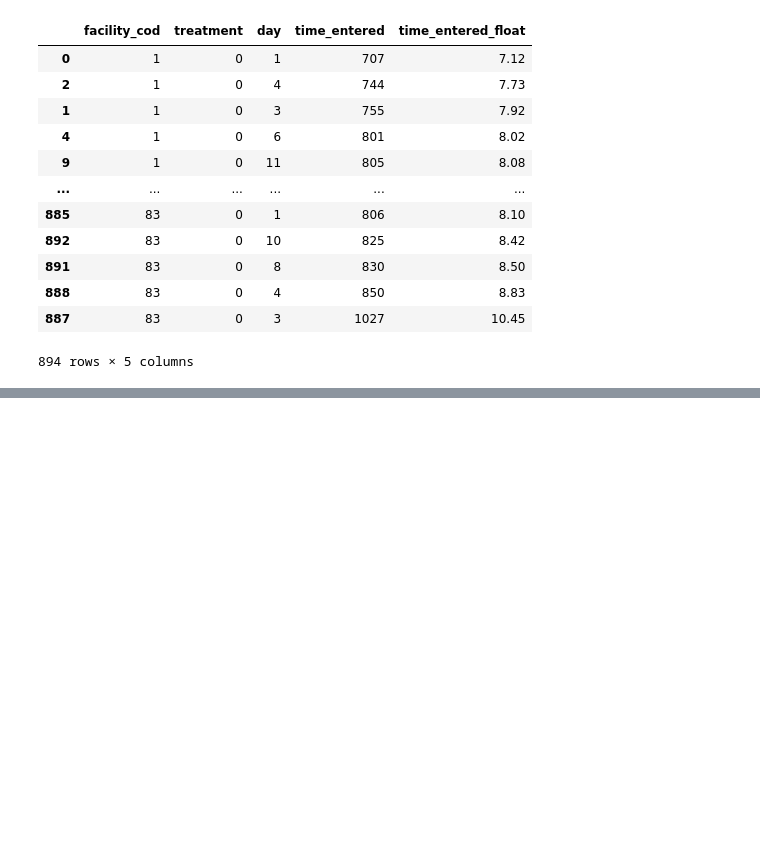
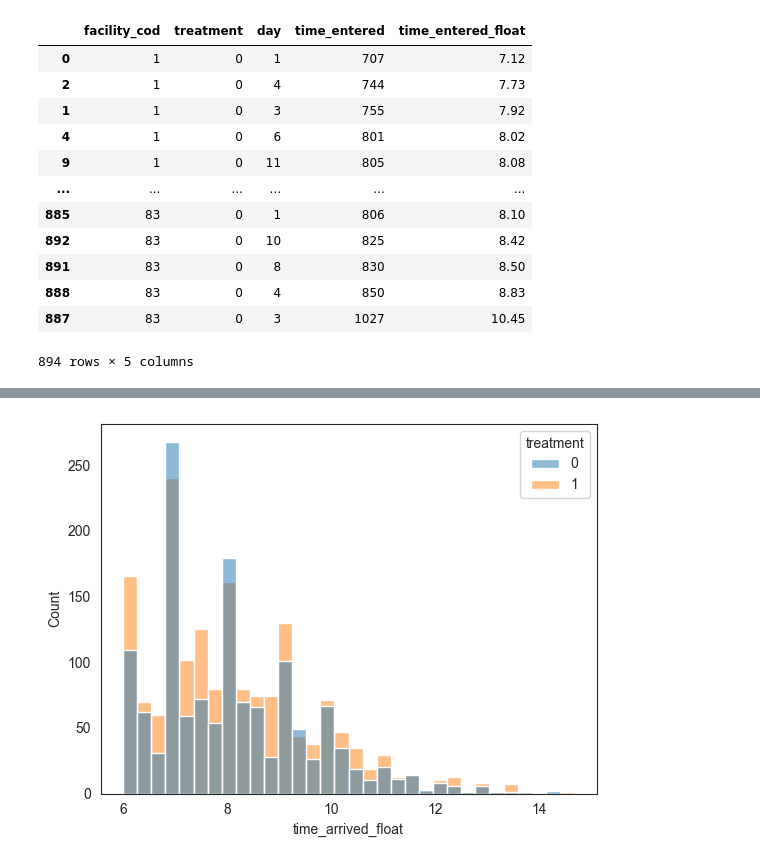
Before and after one commit to health-lse/anc_hiv_scheduling, a Jupyter notebook: notebooks/test.ipynb, the cells around one changed output, grey strips where cells are left out. Cells and saved outputs as stored; diff of their text form; code cells hidden in the pictures; blank space fills up the shorter version.

```diff
--- a/notebooks/test.ipynb
+++ b/notebooks/test.ipynb
@@ -1443,3 +1409,9 @@ final = final.query("waiting_time_temp >= 0")
 final = final[final["time_arrived"] >= 600]
 final = final[final["time_entered"] <= 1600]
 final = final[final["time_left"] <= 1600]
+# %%
+sns.histplot(anc.query("consultation_reason == 1"),
+             x="time_arrived_float", hue="treatment")
+plt.show()
+# %% [output]
+[figure, added]
```
Also changed, not shown: parts of 16 cells of this notebook, 10 other files.
